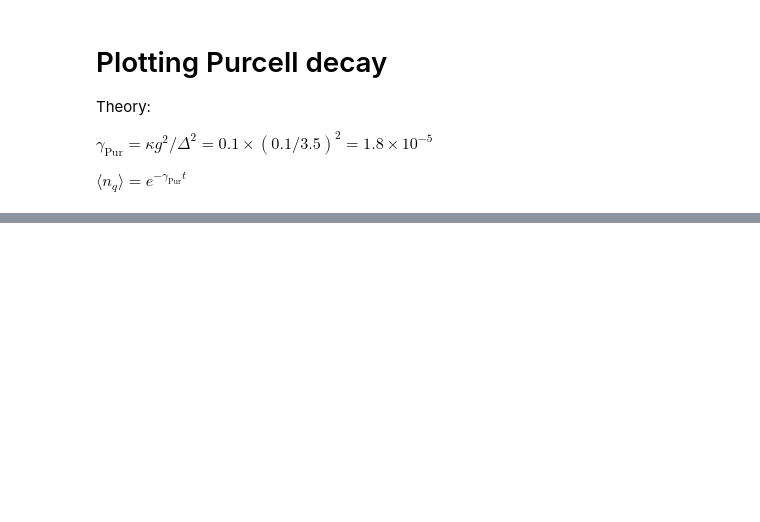
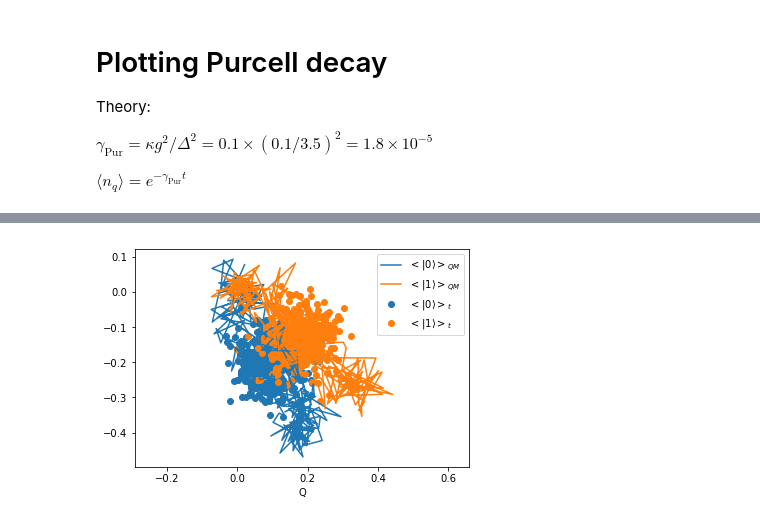
Before and after one commit to ooovector/QuTFyP, a Jupyter notebook: cQED Dispersive readout.ipynb, the cells around one changed output, grey strips where cells are left out. Cells and saved outputs as stored; diff of their text form; code cells hidden in the pictures; blank space fills up the shorter version.

```diff
--- a/cQED Dispersive readout.ipynb
+++ b/cQED Dispersive readout.ipynb
@@ -209,0 +250,23 @@ plt.show()
+# %%
+plt.plot(np.real(np.mean(measurement_records['ground']['resonator_decay'], axis=1)),
+         np.imag(np.mean(measurement_records['ground']['resonator_decay'], axis=1)),
+         label='$<|0 \\rangle>_{QM}$')
+plt.plot(np.real(np.mean(measurement_records['excited']['resonator_decay'], axis=1)),
+         np.imag(np.mean(measurement_records['excited']['resonator_decay'], axis=1)),
+         label='$<|1 \\rangle>_{QM}$')
+
+plt.scatter(np.real(np.mean(measurement_records['ground']['resonator_decay'], axis=0)),
+         np.imag(np.mean(measurement_records['ground']['resonator_decay'], axis=0)),
+         label='$<|0 \\rangle>_t$')
+plt.scatter(np.real(np.mean(measurement_records['excited']['resonator_decay'], axis=0)),
+         np.imag(np.mean(measurement_records['excited']['resonator_decay'], axis=0)),
+         label='$<|1 \\rangle>_t$')
+
+plt.xlabel('I')
+plt.xlabel('Q')
+plt.legend()
+plt.axis('equal')
+plt.savefig('AVG sample IQ {}.png'.format(readout_power))
+plt.show()
+# %% [output]
+[figure, added]
```
Also changed, not shown: parts of 19 cells of this notebook, 41 other files.
